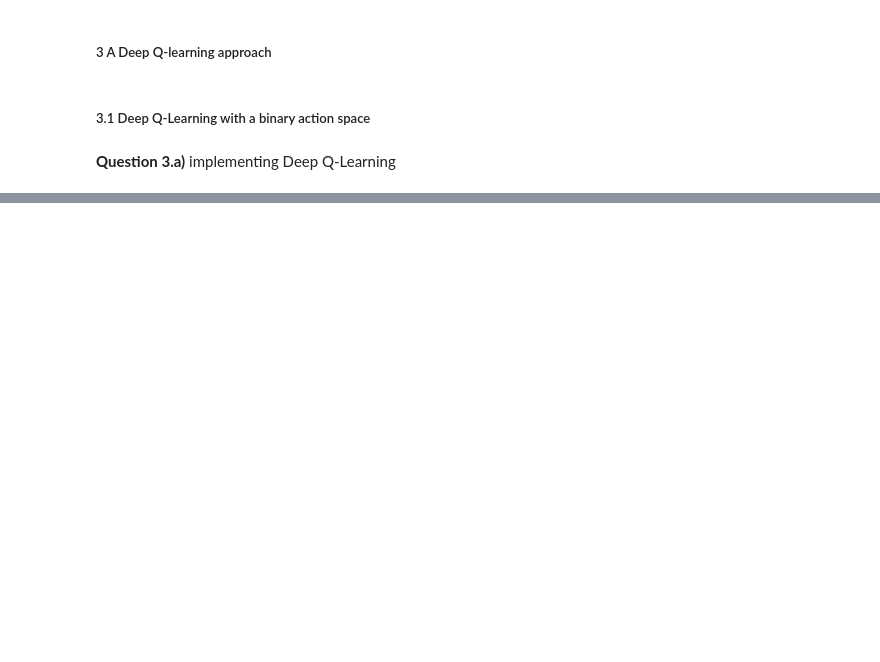
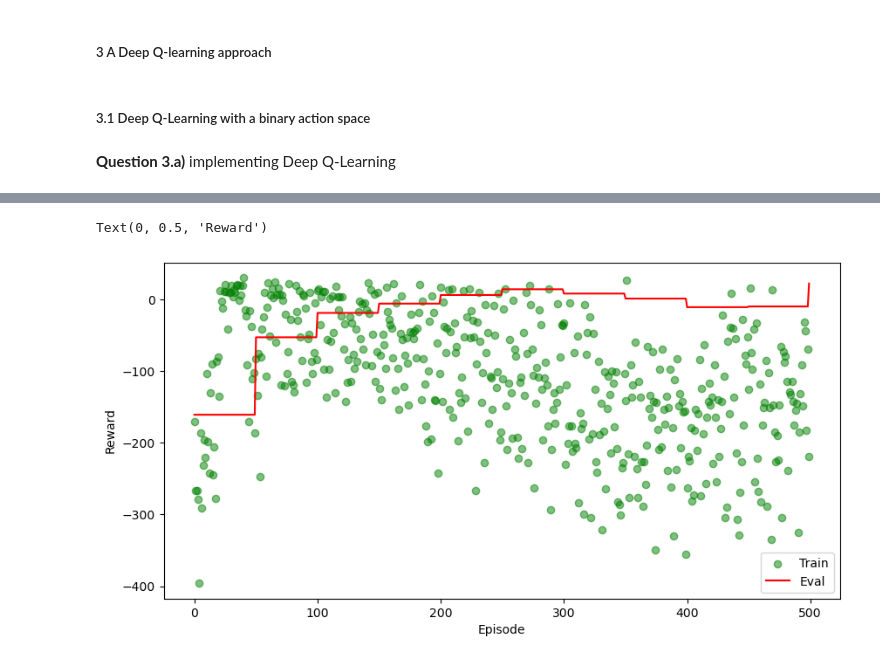
Before and after one commit to hichemhadhri/Miniproject_DQN-2, a Jupyter notebook: final.ipynb, the cells around one changed output, grey strips where cells are left out. Drawn from its saved outputs; the diff is of its cells as text; code cells hidden in the pictures; blank space fills up the shorter version.

```diff
--- a/final.ipynb
+++ b/final.ipynb
@@ -593,0 +539,21 @@ torch.Size([1, 1])
+# %%
+
+# replace zeros in the evaluation trace with the last non-zero value (we evaluate every 50 episodes)
+for i in range(len(eval_trace)):
+    if eval_trace[i] == 0:
+        eval_trace[i] = eval_trace[i-1]
+
+
+# plot the training and evaluation traces
+plt.figure(figsize=(10,5))
+# change opactiy to 0.5 for a more transparent plot
+colors = ['green']
+
+[plt.scatter(np.arange(num_episodes),train_trace,label='Train',color='green',alpha=0.5)]
+plt.plot(np.arange(num_episodes),eval_trace,label='Eval',color='red')
+plt.legend()
+plt.xlabel('Episode')
+plt.ylabel('Reward')
+# %% [output]
+Text(0, 0.5, 'Reward')
+[figure, added]
```
Also changed, not shown: parts of 11 cells of this notebook.
